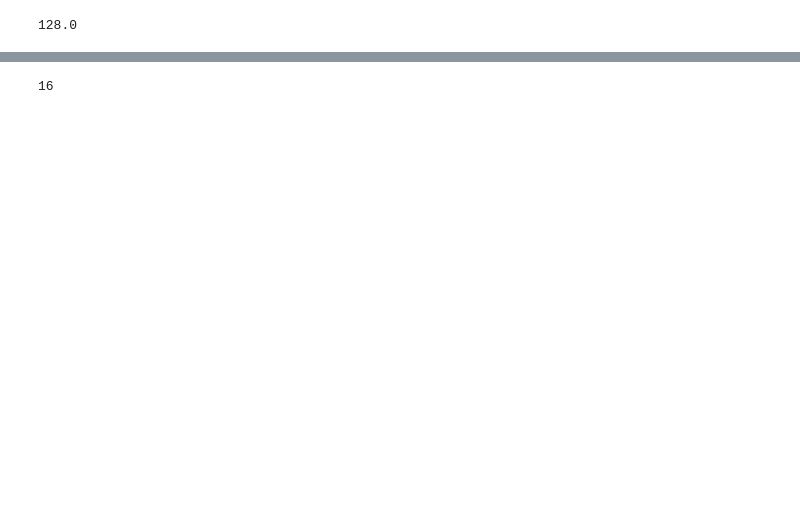
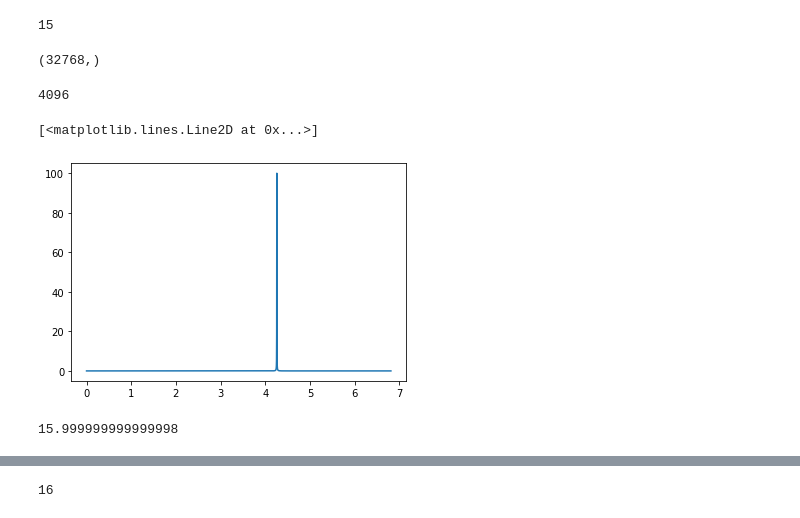
Before and after one commit to sejin8642/ftnmr, a Jupyter notebook: scripts/nb.ipynb, the cells around one changed output, grey strips where cells are left out. Drawn from its saved outputs; the diff is of its cells as text; code cells hidden in the pictures; blank space fills up the shorter version.

Commit message:
updated Lorentzian class

```diff
--- a/scripts/nb.ipynb
+++ b/scripts/nb.ipynb
@@ -61,4 +18,23 @@ L
-# %%
-a.f_s/L*pow(10, 6)
-# %% [output]
-128.0
+# %%
+b = lorentzian(ob=a)
+# %%
+b.p
+# %% [output]
+15
+# %%
+b.f.shape
+# %% [output]
+(32768,)
+# %%
+pow(2, b.p -3)
+# %% [output]
+4096
+# %%
+plt.plot(b.f[:pow(2, b.p -3)], b.lorentz.real[:pow(2, b.p - 3)])
+# %% [output]
+[<matplotlib.lines.Line2D at 0x...>]
+[figure, added]
+# %%
+b.cs[pow(2, b.p - 3)]
+# %% [output]
+15.999999999999998
```
Also changed, not shown: parts of 15 cells of this notebook, 1 other file.
